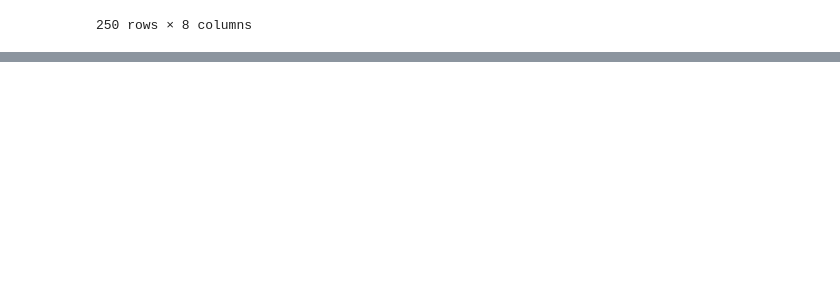
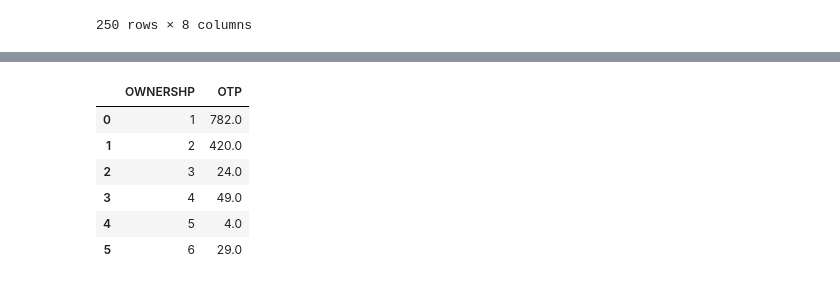
Before and after one commit to Dphills741/Da7-Capstone-Template, a Jupyter notebook: Scripts/drug_utilization.ipynb, the cells around one changed output, grey strips where cells are left out. Drawn from its saved outputs; the diff is of its cells as text; code cells hidden in the pictures; blank space fills up the shorter version.

```diff
--- a/Scripts/drug_utilization.ipynb
+++ b/Scripts/drug_utilization.ipynb
@@ -255,0 +335,14 @@ total_drugs_mortality
+# %%
+ownership_of_treatment = treatment_2016.groupby('OWNERSHP')['OTP'].sum()
+# %%
+ownership_of_treatment =  ownership_of_treatment.to_frame()
+# %%
+ownership_of_treatment.reset_index()
+# %% [output]
+|  | OWNERSHP | OTP |
+| 0 | 1 | 782.0 |
+| 1 | 2 | 420.0 |
+| 2 | 3 | 24.0 |
+| 3 | 4 | 49.0 |
+| 4 | 5 | 4.0 |
+| 5 | 6 | 29.0 |
```
Also changed, not shown: parts of 11 cells of this notebook.
